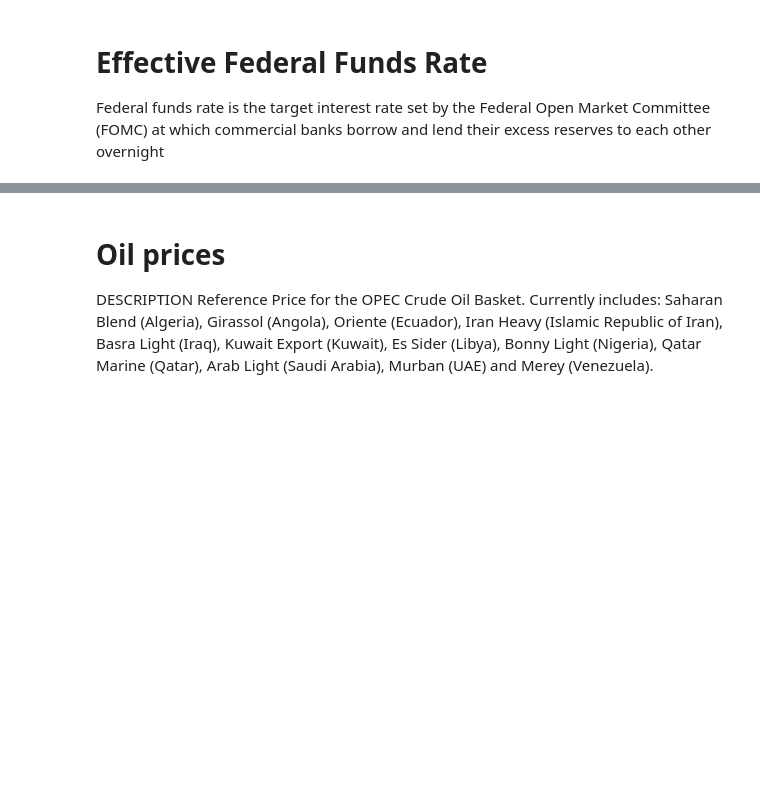
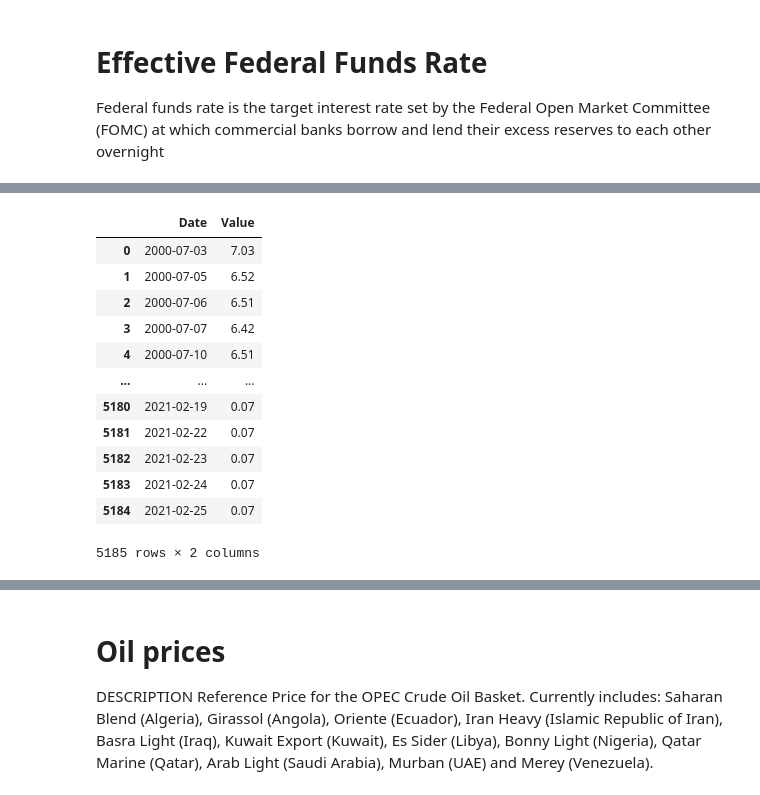
Before and after one commit to Nickoranteng/Stock-market, a Jupyter notebook: Rising_prime_rates.ipynb, the cells around one changed output, grey strips where cells are left out. Drawn from its saved outputs; the diff is of its cells as text; code cells hidden in the pictures; blank space fills up the shorter version.

```diff
--- a/Rising_prime_rates.ipynb
+++ b/Rising_prime_rates.ipynb
@@ -64,3 +76,17 @@ Federal funds rate is the target interest rate set by the Federal Open Market Co
 # %%
-# fed_funds_rate=fed_funds_rate.reset_index()
-# fed_funds_rate
+fed_funds_rate=fed_funds_rate.reset_index()
+fed_funds_rate
+# %% [output]
+|  | Date | Value |
+| 0 | 2000-07-03 | 7.03 |
+| 1 | 2000-07-05 | 6.52 |
+| 2 | 2000-07-06 | 6.51 |
+| 3 | 2000-07-07 | 6.42 |
+| 4 | 2000-07-10 | 6.51 |
+| ... | ... | ... |
+| 5180 | 2021-02-19 | 0.07 |
+| 5181 | 2021-02-22 | 0.07 |
+| 5182 | 2021-02-23 | 0.07 |
+| 5183 | 2021-02-24 | 0.07 |
+| 5184 | 2021-02-25 | 0.07 |
+5185 rows × 2 columns
```
Also changed, not shown: parts of 19 cells of this notebook, 2 other files.
